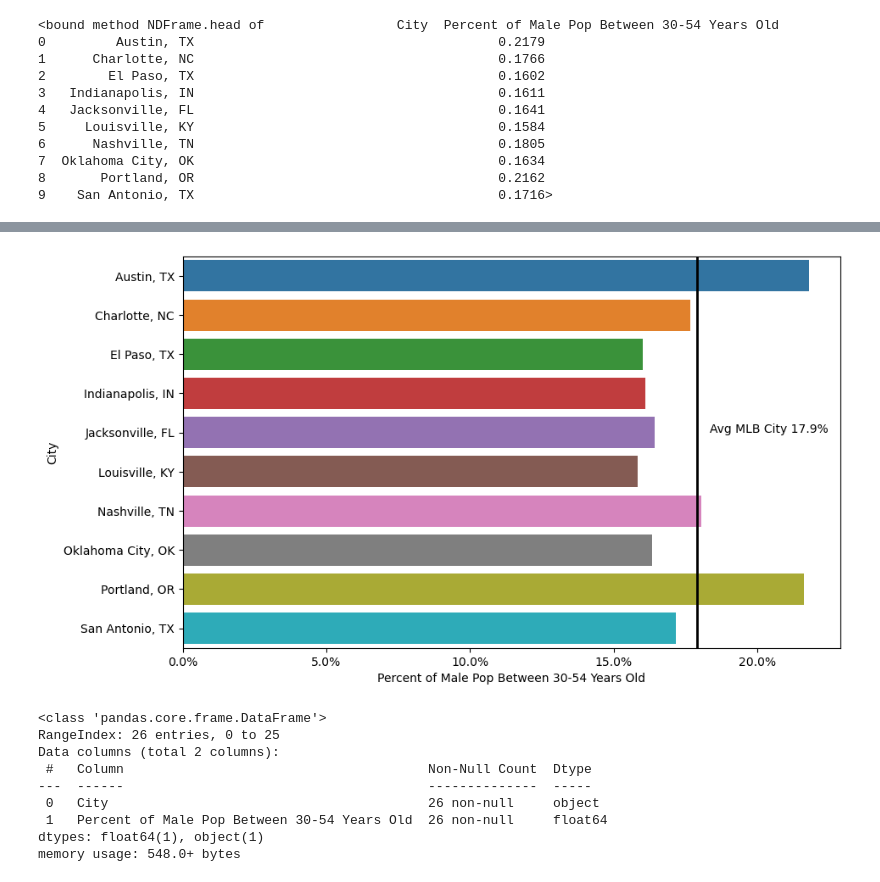
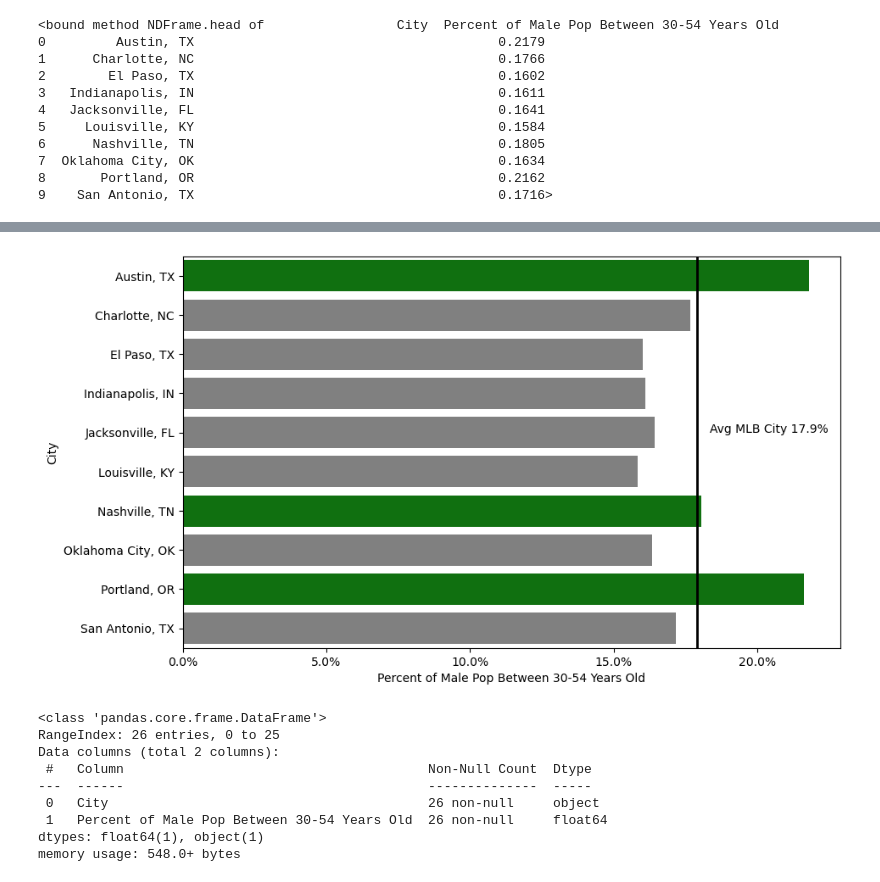
Before and after one commit to NashvilleNorris/norris_capstone, a Jupyter notebook: data/capstone.ipynb, the cells around one changed output, grey strips where cells are left out. Saved outputs shown, nothing was run; the diff lists cells and outputs as text; code cells hidden in the pictures.

```diff
--- a/data/capstone.ipynb
+++ b/data/capstone.ipynb
@@ -27,0 +24,2 @@ SyntaxError: invalid syntax (1906529337.py, line 1)
+# %%
+cols = ['grey' if y < .179 else 'green' for y in ages_no_team["Percent of Male Pop Between 30-54 Years Old"]]
@@ -28,14 +39,14 @@ SyntaxError: invalid syntax (1906529337.py, line 1)
 # %%
 fig, ax = plt.subplots(figsize=(10, 6))
 sns.barplot(x = "Percent of Male Pop Between 30-54 Years Old",
-            y = "City",
-           data = ages_no_team).axvline(x=0.1789, color= 'black', linewidth=2,)
+            y = "City", palette= cols,
+           data = ages_no_team).axvline(x=0.1789, color = 'black', linewidth=2,)
 ax.text(0.1835,4, "Avg MLB City 17.9%")
 #.text(x= 0, y=9.25, s='target');
 #plt.axvline(x=np.nanmean(ages_has_team.x))
 ax.set_xticklabels(map('{:.1f}%'.format, 100*ax.xaxis.get_majorticklocs()));
 # %% [output]
-[figure, old version]
+[figure, new version]
 # %%
 sns.FacetGrid(crocs2, col = 'REGION', aspect = 2, col_wrap = 2, hue = 'REGION', palette = ['green', 'grey', 'grey', 'grey', 'grey', 'grey', 'green', 'grey', 'green','grey'])
 # %%
```
Also changed, not shown: parts of 18 cells of this notebook.
